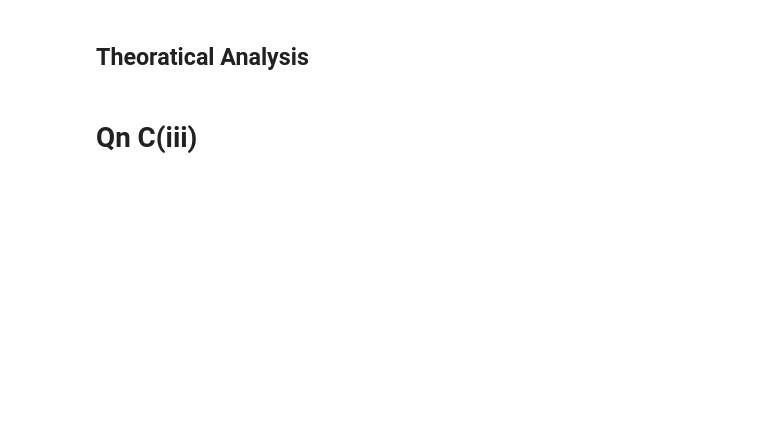
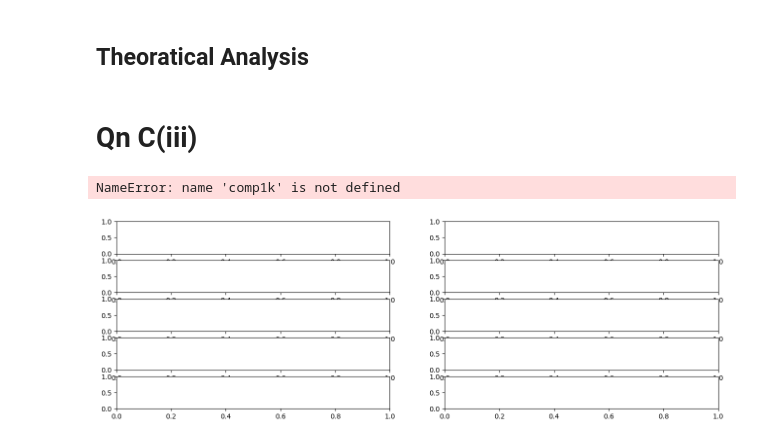
Before and after one commit to jdengoh/SC2001, a Jupyter notebook: Integration of Mergesort and Insertion Sort/src/Untitled.ipynb, the cells around one changed output. Drawn from its saved outputs; the diff is of its cells as text; code cells hidden in the pictures; blank space fills up the shorter version.

```diff
--- a/Integration of Mergesort and Insertion Sort/src/Untitled.ipynb
+++ b/Integration of Mergesort and Insertion Sort/src/Untitled.ipynb
@@ -69,3 +78,37 @@ Text(0, 0.5, 'Number of key comparisons')
 ## Theoratical Analysis
 # %% [markdown]
 # Qn C(iii)
+# %%
+data_1k = pd.read_csv("../csv_files/optimalS_1000_results.csv")
+data_10k = pd.read_csv("../csv_files/optimalS_10000_results.csv")
+data_100k = pd.read_csv("../csv_files/optimalS_100000_results.csv")
+data_1mil = pd.read_csv("../csv_files/optimalS_1000000_results.csv")
+data_10mil = pd.read_csv("../csv_files/optimalS_10000000_results.csv")
+# %%
+x = data_1k['S']
+
+comp_1k = data_1k['Avg Key Comp']
+time_1k = data_1k['Avg Processing Time']
+comp_10k = data_10k['Avg Key Comp']
+time_10k = data_10k['Avg Processing Time']
+comp_100k = data_100k['Avg Key Comp']
+time_100k = data_100k['Avg Processing Time']
+comp_1mil = data_1mil['Avg Key Comp']
+time_1mil = data_1mil['Avg Processing Time']
+comp_10mil = data_10mil['Avg Key Comp']
+time_10mil = data_10mil['Avg Processing Time']
+# %%
+fig, axes = plt.subplots(5, 2, figsize=(16, 5))
+
+axes[0,1].plot(x, comp1k)
+axes[0,1].set_title('Average number of key comparisons vs S value')
+axes[0,1].set_xlabel('Values of S')
+axes[0,1].set_ylabel('Number of key comparisons')
+
+axes[1].plot(x, comp1k)
+axes[1].set_title('Average number of key comparisons vs n value')
+axes[1].set_xlabel('Values of S')
+axes[1].set_ylabel('Average Processing Time')
+# %% [output]
+NameError: name 'comp1k' is not defined
+[figure, added]
```
Also changed, not shown: parts of 3 cells of this notebook.
